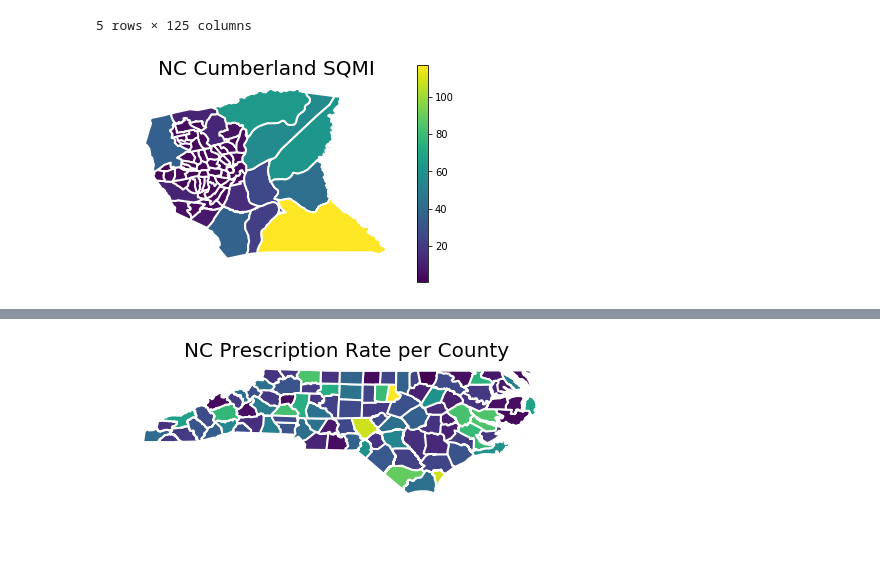
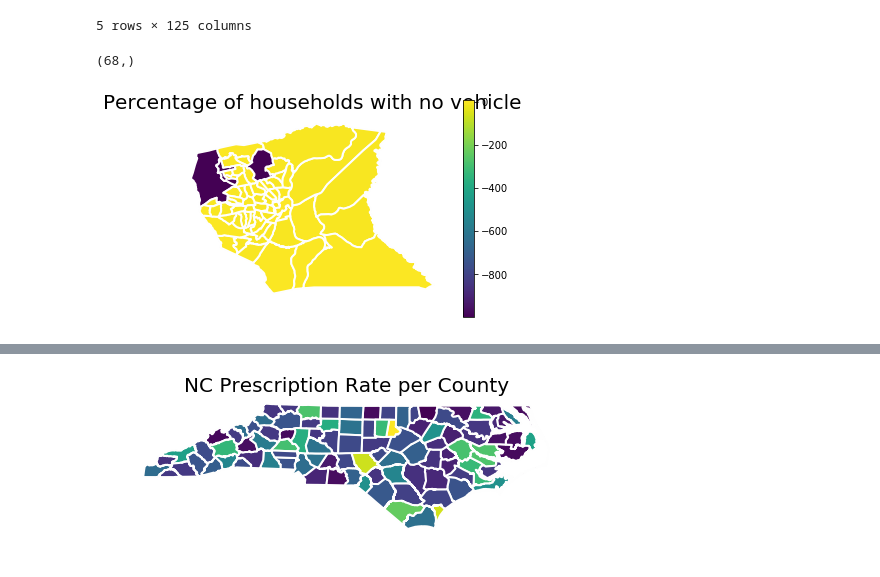
Before and after one commit to jmpmcmanus/Flood, a Jupyter notebook: CDC.ipynb, the cells around one changed output, grey strips where cells are left out. Drawn from its saved outputs; the diff is of its cells as text; code cells hidden in the pictures.

```diff
--- a/CDC.ipynb
+++ b/CDC.ipynb
@@ -31,11 +33,16 @@ ctdata.head()
+# %%
+ctdata['F_TOTAL'].shape
+# %% [output]
+(68,)
 # %%
 #plt.figure(figsize=(8,6))
-ctdata.plot(column='AREA_SQMI',linewidth=2,edgecolor='2',legend=True)
-plt.title('NC Cumberland SQMI',fontsize=20)
+plotdata=
+ctdata.plot(column='F_TOTAL',linewidth=2,edgecolor='2',legend=True)
+plt.title('Percentage of households with no vehicle',fontsize=20)
 plt.axis('off')
 #plt.rcParams["figure.figsize"] = [8,6]
 #plt.savefig("test.png", bbox_inches='tight')
 #plt.savefig(r'E:\Bootcamp_Summer_Project\NC Rate.png',dpi=100)
 plt.show()
 # %% [output]
-[figure, old version]
+[figure, new version]
```
Also changed, not shown: parts of 4 cells of this notebook, 1 other file.
